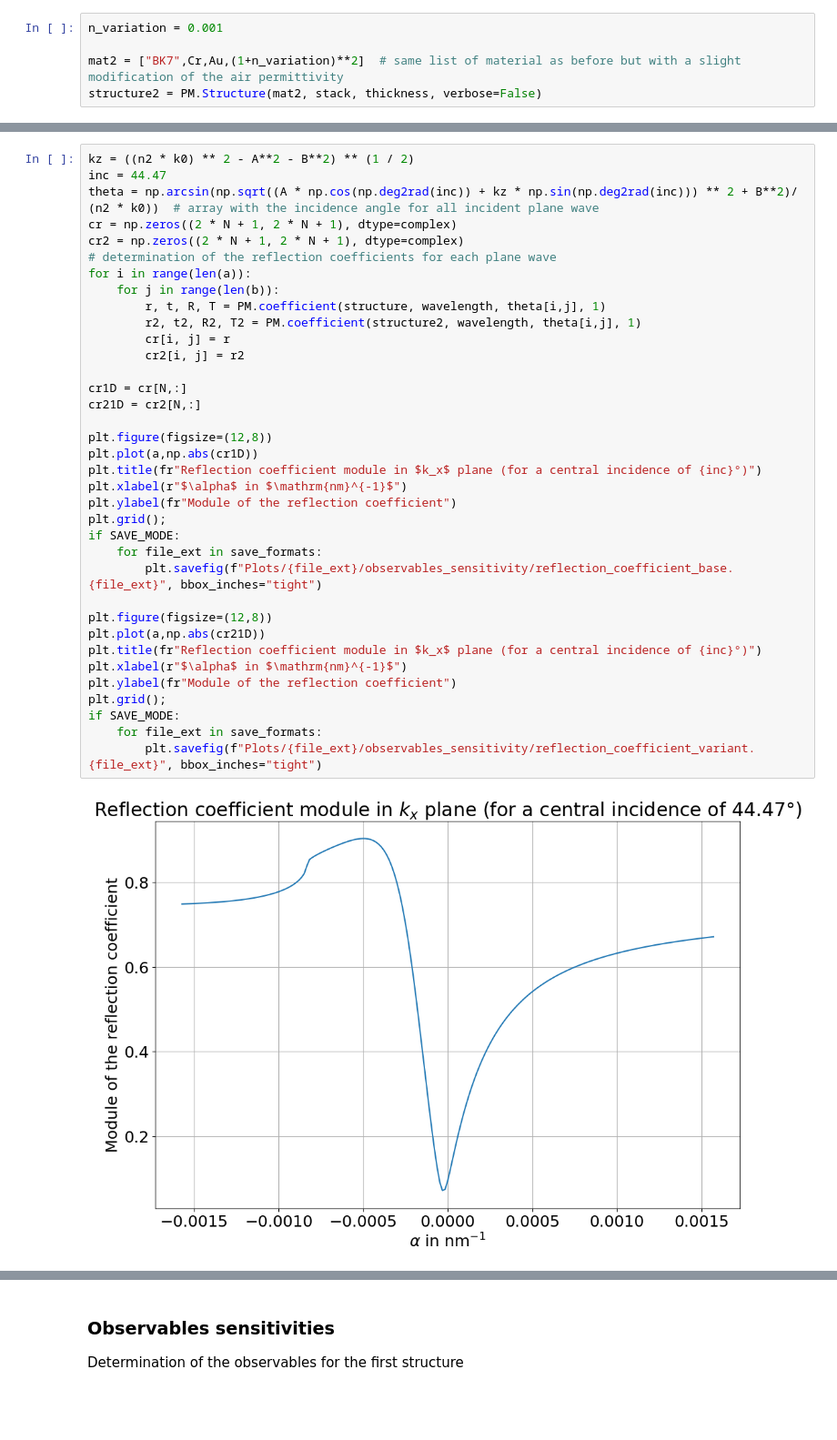
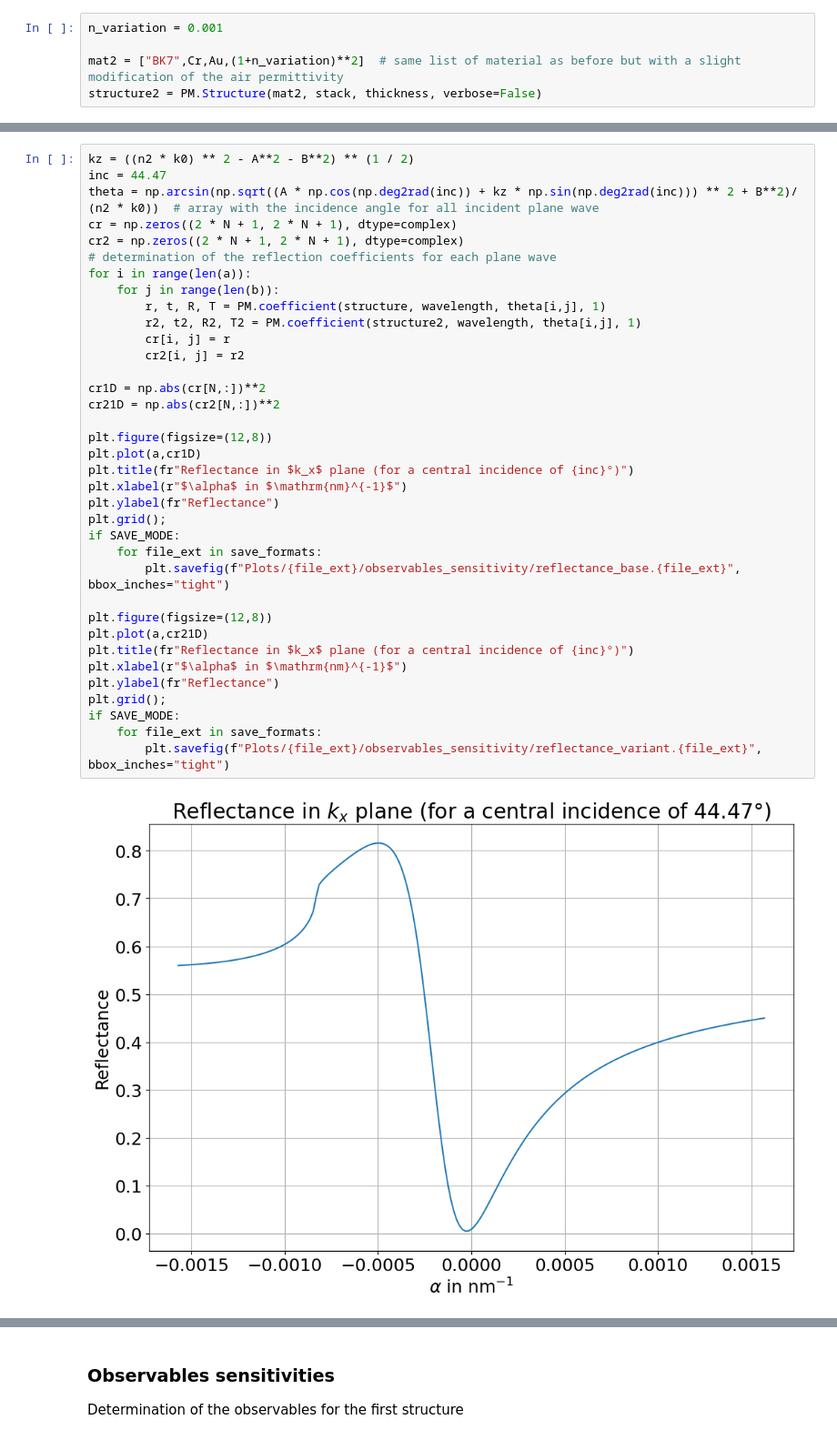
Before and after one commit to Tristan63170/Interferometric_Reflectivity_Dip, a Jupyter notebook: with_air/observable_determination_and_sensitivity_parallel.ipynb, the cells around one changed output, grey strips where cells are left out. Shown at 91% size. Saved outputs shown, nothing was run; the diff lists cells and outputs as text; blank space fills up the shorter version.

Commit message:
Change from |r| to R for the baseline sensitivity determination + search of the best possible sensitivity with R

```diff
--- a/with_air/observable_determination_and_sensitivity_parallel.ipynb
+++ b/with_air/observable_determination_and_sensitivity_parallel.ipynb
@@ -289,38 +289,38 @@ A basic experimental quantity used for the sensitivity determination is the refl
 # %%
 kz = ((n2 * k0) ** 2 - A**2 - B**2) ** (1 / 2)
 inc = 44.47
 theta = np.arcsin(np.sqrt((A * np.cos(np.deg2rad(inc)) + kz * np.sin(np.deg2rad(inc))) ** 2 + B**2)/ (n2 * k0))  # array with the incidence angle for all incident plane wave
 cr = np.zeros((2 * N + 1, 2 * N + 1), dtype=complex)
 cr2 = np.zeros((2 * N + 1, 2 * N + 1), dtype=complex)
 # determination of the reflection coefficients for each plane wave
 for i in range(len(a)):
     for j in range(len(b)):
         r, t, R, T = PM.coefficient(structure, wavelength, theta[i,j], 1)
         r2, t2, R2, T2 = PM.coefficient(structure2, wavelength, theta[i,j], 1)
         cr[i, j] = r
         cr2[i, j] = r2
 
-cr1D = cr[N,:]
-cr21D = cr2[N,:]
+cr1D = np.abs(cr[N,:])**2
+cr21D = np.abs(cr2[N,:])**2
 
 plt.figure(figsize=(12,8))
-plt.plot(a,np.abs(cr1D))
-plt.title(fr"Reflection coefficient module in $k_x$ plane (for a central incidence of {inc}°)")
+plt.plot(a,cr1D)
+plt.title(fr"Reflectance in $k_x$ plane (for a central incidence of {inc}°)")
 plt.xlabel(r"$\alpha$ in $\mathrm{nm}^{-1}$")
-plt.ylabel(fr"Module of the reflection coefficient")
+plt.ylabel(fr"Reflectance")
 plt.grid();
 if SAVE_MODE:
     for file_ext in save_formats:
-        plt.savefig(f"Plots/{file_ext}/observables_sensitivity/reflection_coefficient_base.{file_ext}", bbox_inches="tight")
+        plt.savefig(f"Plots/{file_ext}/observables_sensitivity/reflectance_base.{file_ext}", bbox_inches="tight")
 
 plt.figure(figsize=(12,8))
-plt.plot(a,np.abs(cr21D))
-plt.title(fr"Reflection coefficient module in $k_x$ plane (for a central incidence of {inc}°)")
+plt.plot(a,cr21D)
+plt.title(fr"Reflectance in $k_x$ plane (for a central incidence of {inc}°)")
 plt.xlabel(r"$\alpha$ in $\mathrm{nm}^{-1}$")
-plt.ylabel(fr"Module of the reflection coefficient")
+plt.ylabel(fr"Reflectance")
 plt.grid();
 if SAVE_MODE:
     for file_ext in save_formats:
-        plt.savefig(f"Plots/{file_ext}/observables_sensitivity/reflection_coefficient_variant.{file_ext}", bbox_inches="tight")
+        plt.savefig(f"Plots/{file_ext}/observables_sensitivity/reflectance_variant.{file_ext}", bbox_inches="tight")
 # %% [output]
-[figure, old version]
+[figure, new version]
```
Also changed, not shown: parts of 11 cells of this notebook, 3 other files.
